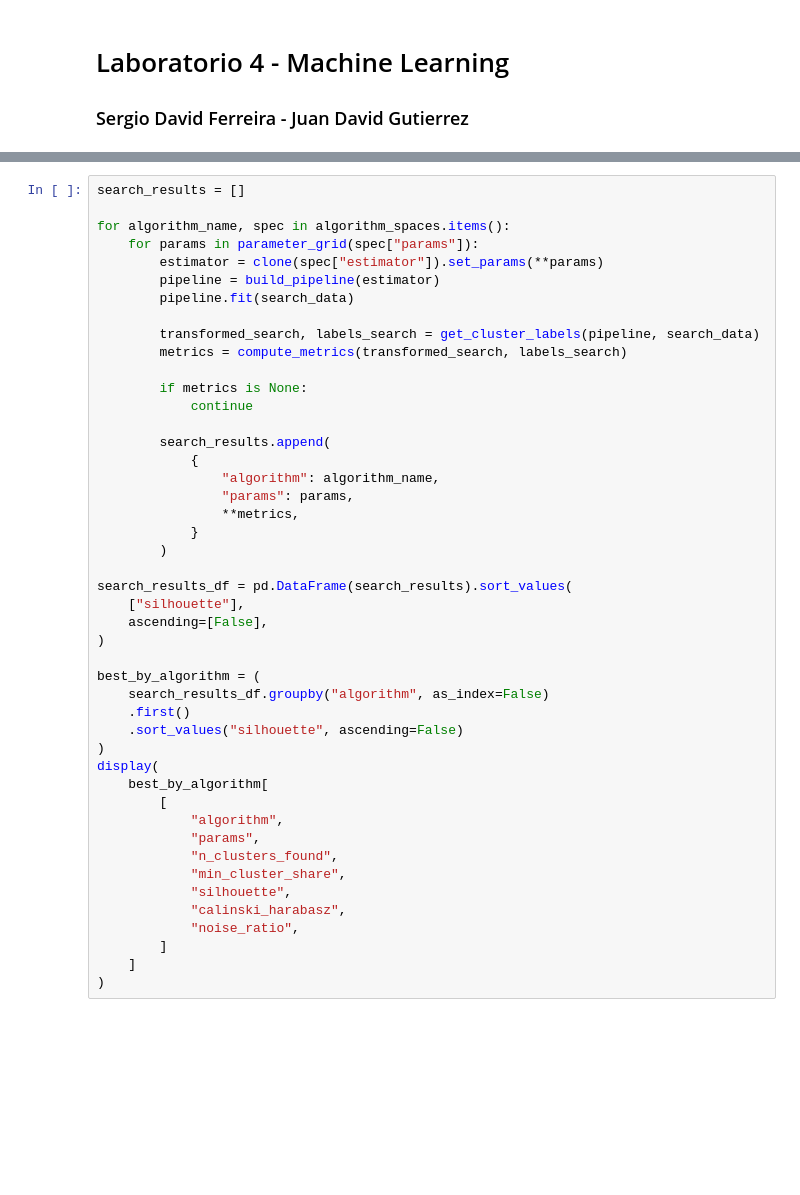
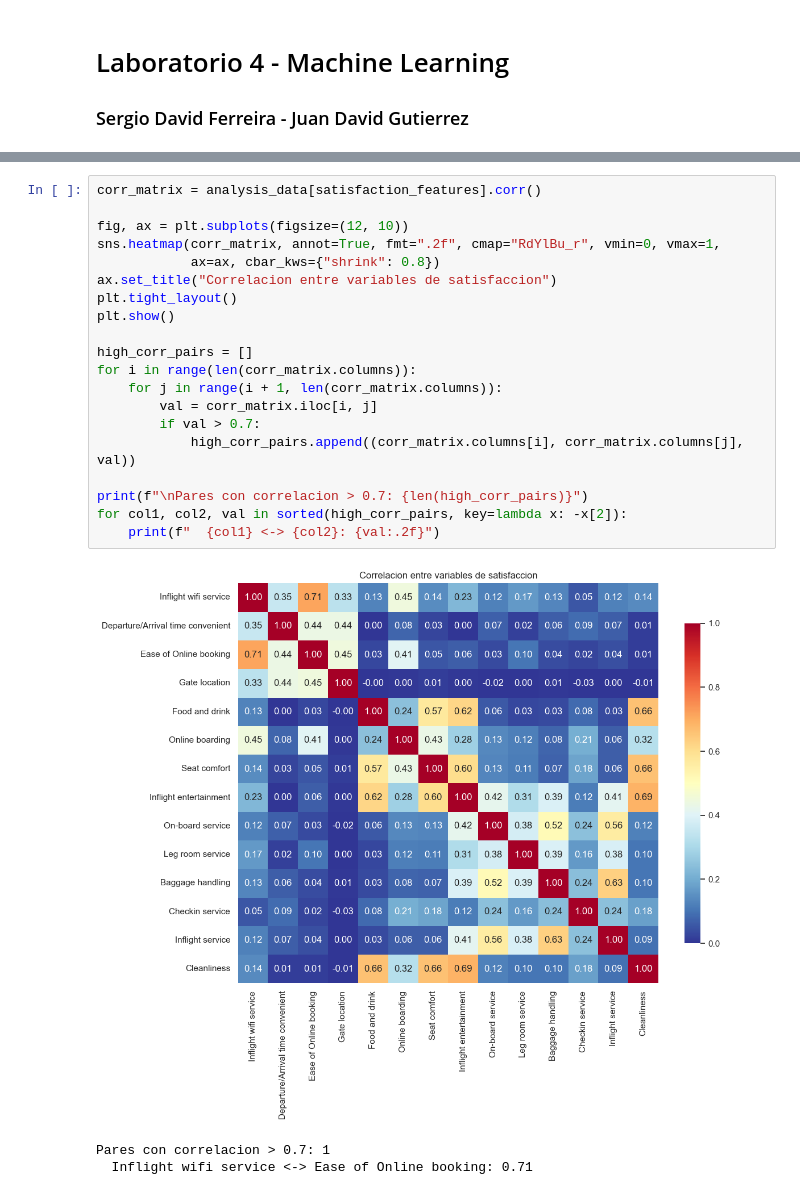
Before and after one commit to serferre2004/Laboratorios_MachineLearning, a Jupyter notebook: Laboratorio4/Laboratorio 4.ipynb, the cells around one changed output, grey strips where cells are left out. Saved outputs shown, nothing was run; the diff lists cells and outputs as text; blank space fills up the shorter version.

```diff
--- a/Laboratorio4/Laboratorio 4.ipynb
+++ b/Laboratorio4/Laboratorio 4.ipynb
@@ -254,46 +270,24 @@ def compute_metrics(transformed, labels):
 # %%
-search_results = []
+corr_matrix = analysis_data[satisfaction_features].corr()
 
-for algorithm_name, spec in algorithm_spaces.items():
-    for params in parameter_grid(spec["params"]):
-        estimator = clone(spec["estimator"]).set_params(**params)
-        pipeline = build_pipeline(estimator)
-        pipeline.fit(search_data)
+fig, ax = plt.subplots(figsize=(12, 10))
+sns.heatmap(corr_matrix, annot=True, fmt=".2f", cmap="RdYlBu_r", vmin=0, vmax=1,
+            ax=ax, cbar_kws={"shrink": 0.8})
+ax.set_title("Correlacion entre variables de satisfaccion")
+plt.tight_layout()
+plt.show()
 
-        transformed_search, labels_search = get_cluster_labels(pipeline, search_data)
-        metrics = compute_metrics(transformed_search, labels_search)
+high_corr_pairs = []
+for i in range(len(corr_matrix.columns)):
+    for j in range(i + 1, len(corr_matrix.columns)):
+        val = corr_matrix.iloc[i, j]
+        if val > 0.7:
+            high_corr_pairs.append((corr_matrix.columns[i], corr_matrix.columns[j], val))
 
-        if metrics is None:
-            continue
-
-        search_results.append(
-            {
-                "algorithm": algorithm_name,
-                "params": params,
-                **metrics,
-            }
-        )
-
-search_results_df = pd.DataFrame(search_results).sort_values(
-    ["silhouette"],
-    ascending=[False],
-)
-
-best_by_algorithm = (
-    search_results_df.groupby("algorithm", as_index=False)
-    .first()
-    .sort_values("silhouette", ascending=False)
-)
-display(
-    best_by_algorithm[
-        [
-            "algorithm",
-            "params",
-            "n_clusters_found",
-            "min_cluster_share",
-            "silhouette",
-            "calinski_harabasz",
-            "noise_ratio",
-        ]
-    ]
-)
+print(f"\nPares con correlacion > 0.7: {len(high_corr_pairs)}")
+for col1, col2, val in sorted(high_corr_pairs, key=lambda x: -x[2]):
+    print(f"  {col1} <-> {col2}: {val:.2f}")
+# %% [output]
+[figure, added]
+Pares con correlacion > 0.7: 1
+  Inflight wifi service <-> Ease of Online booking: 0.71
```
Also changed, not shown: parts of 44 cells of this notebook.
